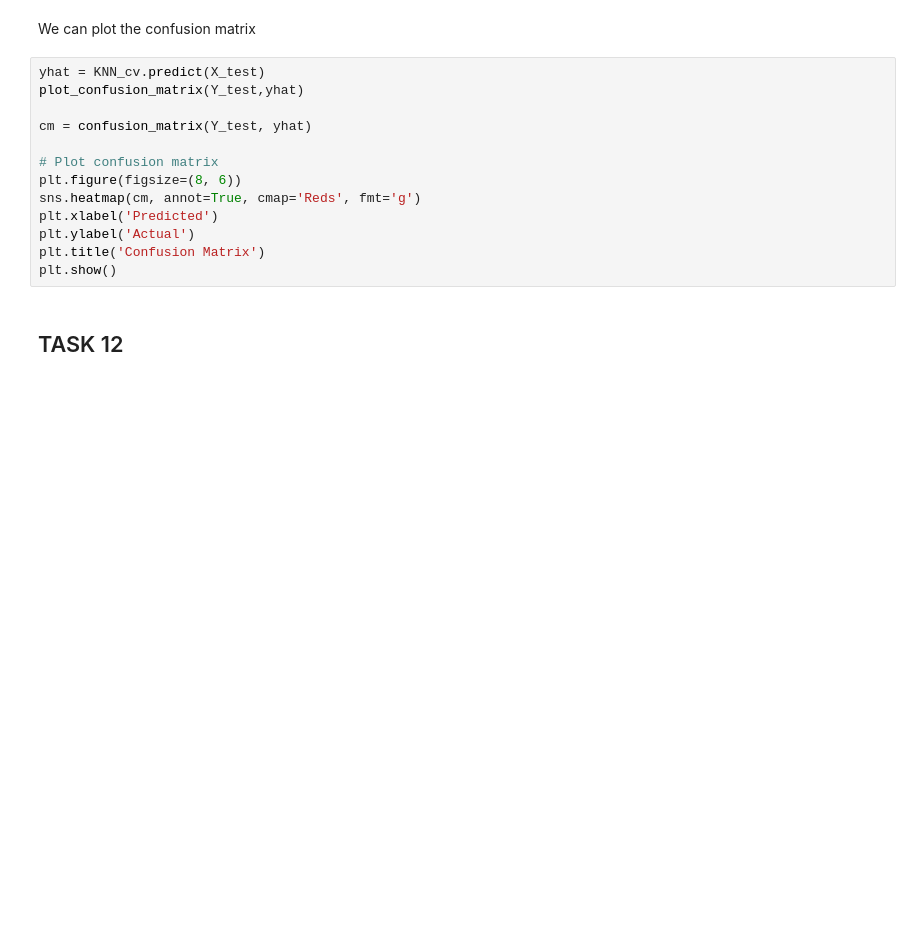
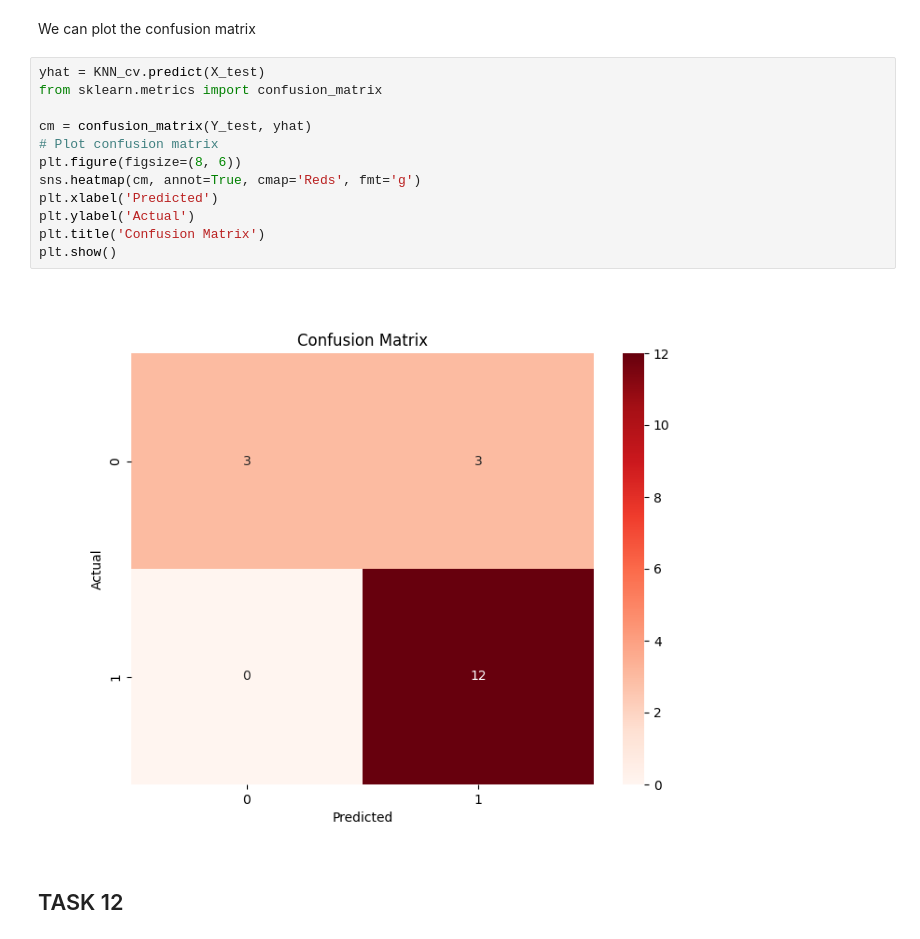
Before and after one commit to Heresybrush/SpaceY, a Jupyter notebook: 08_Machine_Learning.ipynb, the cells around one changed output. Saved outputs shown, nothing was run; the diff lists cells and outputs as text; blank space fills up the shorter version.

```diff
--- a/08_Machine_Learning.ipynb
+++ b/08_Machine_Learning.ipynb
@@ -311,17 +346,18 @@ Accuracy on test data: 0.8333333333333334
 We can plot the confusion matrix
 # %%
 yhat = KNN_cv.predict(X_test)
-plot_confusion_matrix(Y_test,yhat)
+from sklearn.metrics import confusion_matrix
 
 cm = confusion_matrix(Y_test, yhat)
-
 # Plot confusion matrix
 plt.figure(figsize=(8, 6))
 sns.heatmap(cm, annot=True, cmap='Reds', fmt='g')
 plt.xlabel('Predicted')
 plt.ylabel('Actual')
 plt.title('Confusion Matrix')
 plt.show()
+# %% [output]
+[figure, added]
 # %% [markdown]
 ## TASK  12
 # %% [markdown]
```
Also changed, not shown: parts of 9 cells of this notebook.
